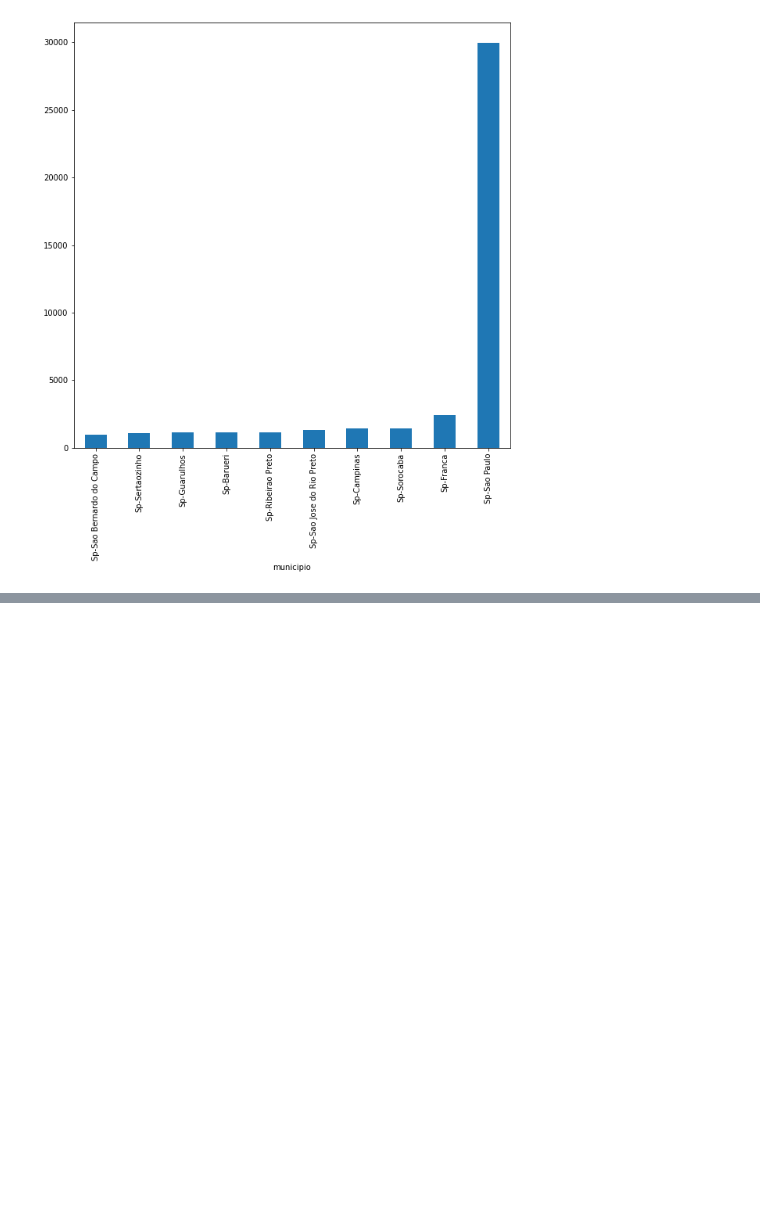
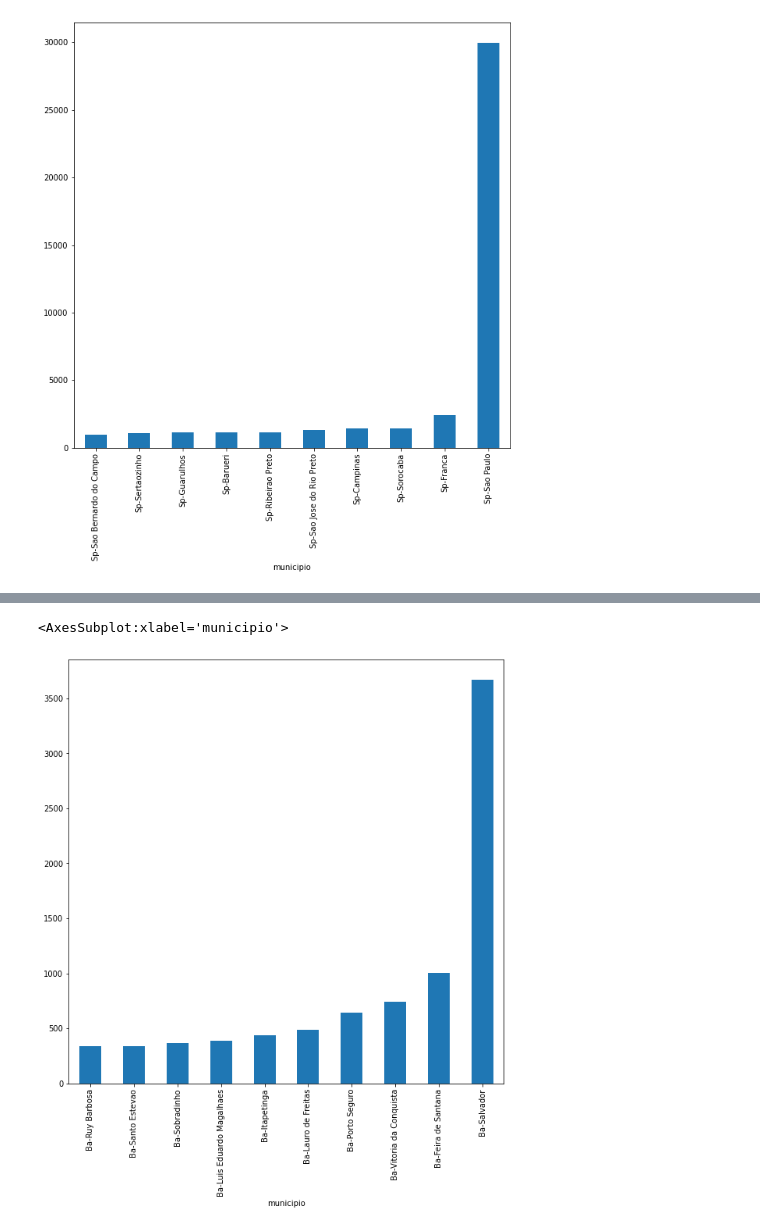
Before and after one commit to edryan25/Analise-Estatistica-Do-Trabalho, a Jupyter notebook: PesqEstatiTrab.ipynb, the cells around one changed output, grey strips where cells are left out. Saved outputs shown, nothing was run; the diff lists cells and outputs as text; code cells hidden in the pictures; blank space fills up the shorter version.

```diff
--- a/PesqEstatiTrab.ipynb
+++ b/PesqEstatiTrab.ipynb
@@ -86,0 +110,7 @@ avp.groupby('municipio')['saldos_jan_2021'].max().sort_values().tail(10).plot(ki
+# %%
+avp=exc1.query('uf=="BA"')  #nomendo a váriavel avp = BA
+avp.groupby('municipio')['saldos_jan_2021'].max().sort_values().tail(10).plot(kind='bar',figsize=(10,10))
+#Criando gráfico de barras que mostra o saldo(relação de admissões - desligamentos) das 10 cidades com indice maior do estado da Bahia, no mês de janeiro.
+# %% [output]
+<AxesSubplot:xlabel='municipio'>
+[figure, added]
```
Also changed, not shown: parts of 4 cells of this notebook.
